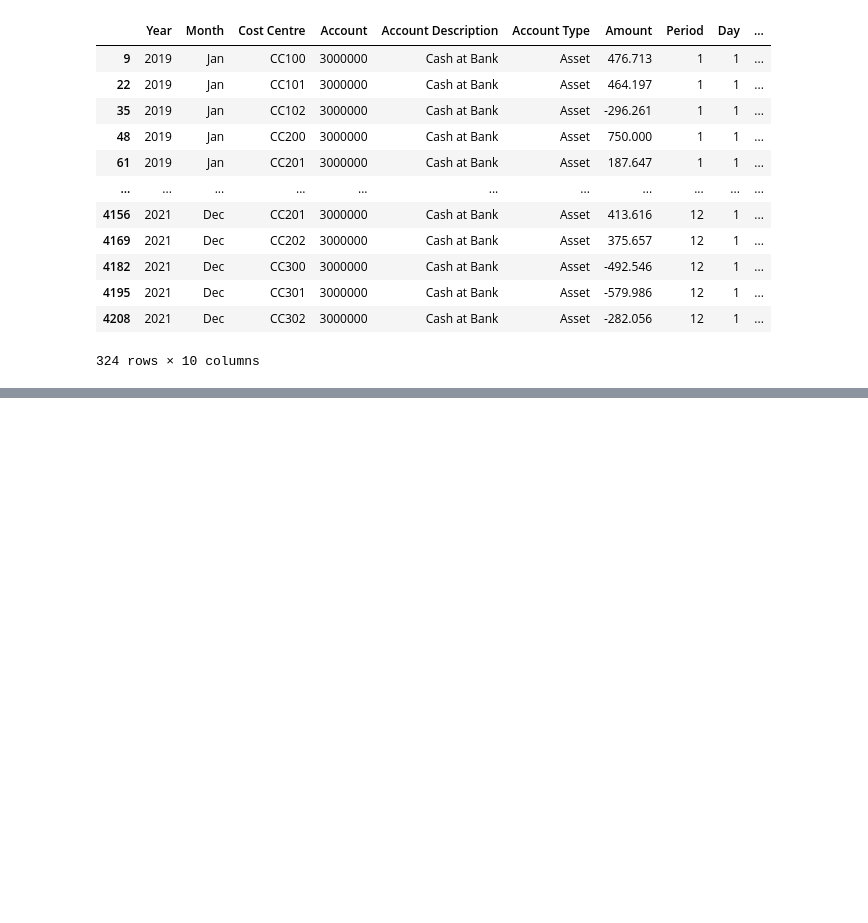
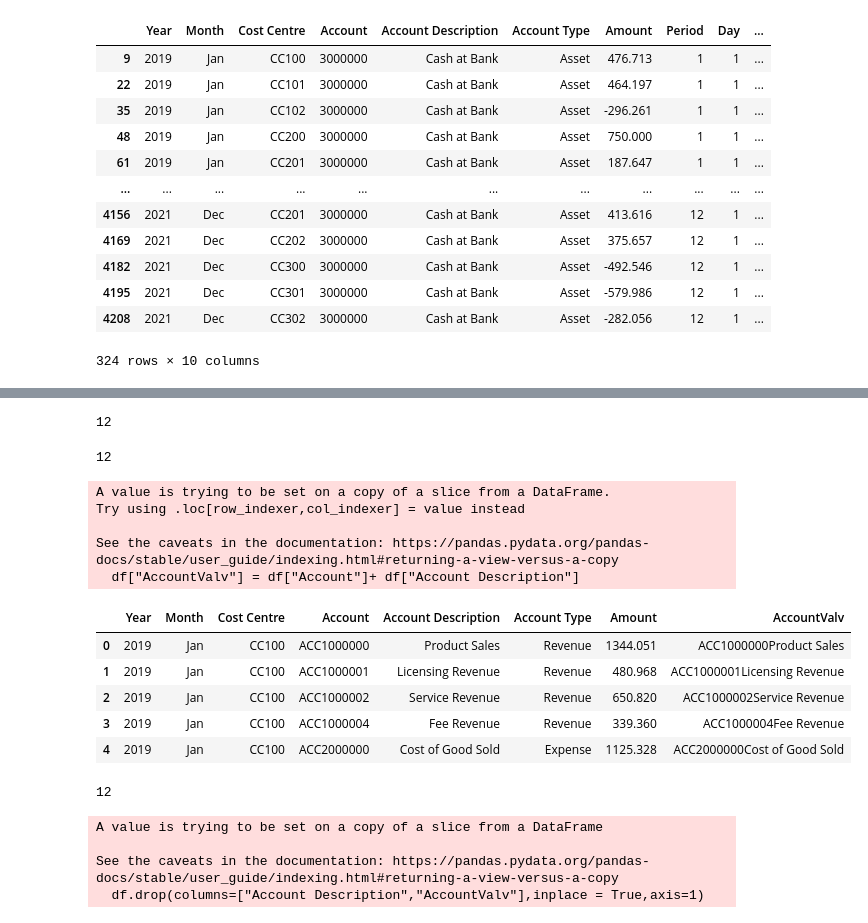
Before and after one commit to ShardulMore112/ml_overall_sklearn, a Jupyter notebook: exploratory_data_analysis/eda.ipynb, the cells around one changed output, grey strips where cells are left out. Drawn from its saved outputs; the diff is of its cells as text; code cells hidden in the pictures; blank space fills up the shorter version.

```diff
--- a/exploratory_data_analysis/eda.ipynb
+++ b/exploratory_data_analysis/eda.ipynb
@@ -358,0 +434,2 @@ df[df["Account"] == 3000000]
+# %%
+df["Year"] = df["Year"].astype(str)
@@ -358,0 +485,36 @@ df[df["Account"] == 3000000]
+# %%
+len(df["Account"].unique())
+# %% [output]
+12
+# %%
+len(df["Account Description"].unique())
+# %% [output]
+12
+# %%
+df["AccountValv"] = df["Account"]+ df["Account Description"]
+# %% [output]
+A value is trying to be set on a copy of a slice from a DataFrame.
+Try using .loc[row_indexer,col_indexer] = value instead
+
+See the caveats in the documentation: https://pandas.pydata.org/pandas-docs/stable/user_guide/indexing.html#returning-a-view-versus-a-copy
+  df["AccountValv"] = df["Account"]+ df["Account Description"]
+# %%
+df.head()
+# %% [output]
+|  | Year | Month | Cost Centre | Account | Account Description | Account Type | Amount | AccountValv |
+| 0 | 2019 | Jan | CC100 | ACC1000000 | Product Sales | Revenue | 1344.051 | ACC1000000Product Sales |
+| 1 | 2019 | Jan | CC100 | ACC1000001 | Licensing Revenue | Revenue | 480.968 | ACC1000001Licensing Revenue |
+| 2 | 2019 | Jan | CC100 | ACC1000002 | Service Revenue | Revenue | 650.820 | ACC1000002Service Revenue |
+| 3 | 2019 | Jan | CC100 | ACC1000004 | Fee Revenue | Revenue | 339.360 | ACC1000004Fee Revenue |
+| 4 | 2019 | Jan | CC100 | ACC2000000 | Cost of Good Sold | Expense | 1125.328 | ACC2000000Cost of Good Sold |
+# %%
+len(df["AccountValv"].unique())
+# %% [output]
+12
+# %%
+df.drop(columns=["Account Description","AccountValv"],inplace = True,axis=1)
+# %% [output]
+A value is trying to be set on a copy of a slice from a DataFrame
+
+See the caveats in the documentation: https://pandas.pydata.org/pandas-docs/stable/user_guide/indexing.html#returning-a-view-versus-a-copy
+  df.drop(columns=["Account Description","AccountValv"],inplace = True,axis=1)
```
Also changed, not shown: parts of 20 cells of this notebook.
